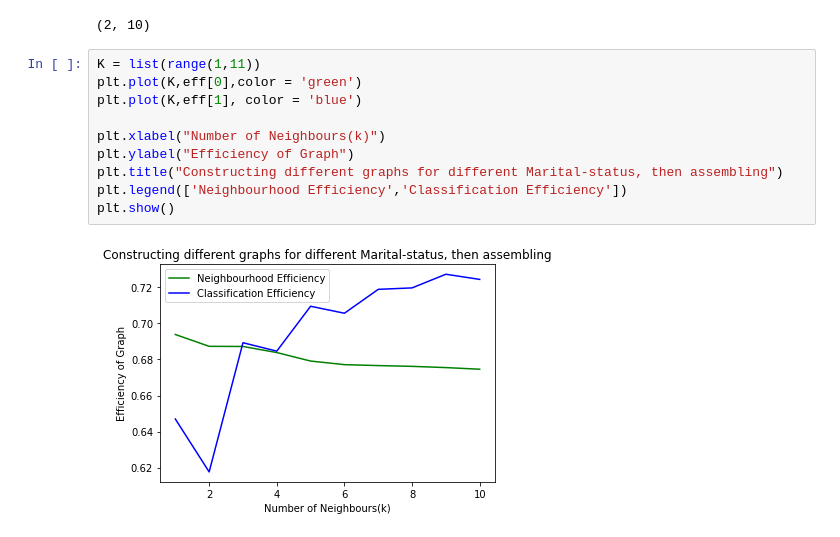
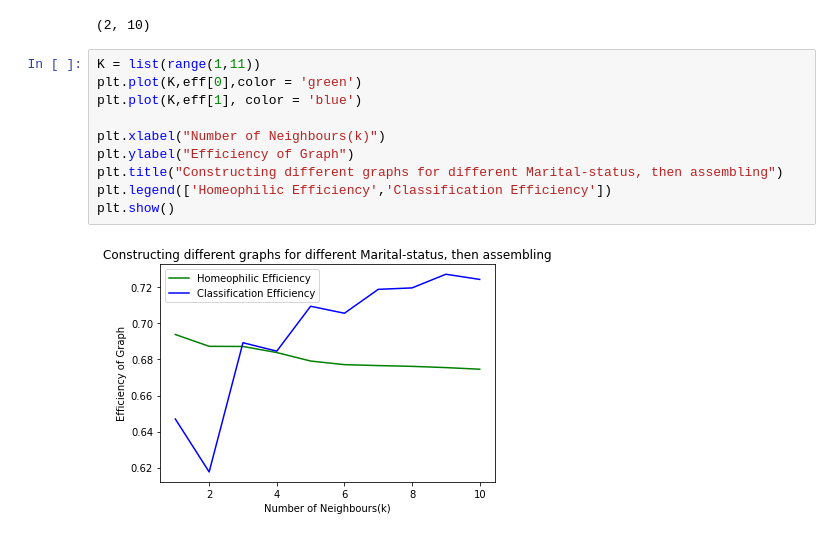
Before and after one commit to webster-781/Minor_ELL888, a Jupyter notebook: Q4.ipynb, the cells around one changed output. Saved outputs shown, nothing was run; the diff lists cells and outputs as text.

```diff
--- a/Q4.ipynb
+++ b/Q4.ipynb
@@ -80,12 +85,12 @@ eff = (effM + effF)/2
 # %%
 K = list(range(1,11))
 plt.plot(K,eff[0],color = 'green')
 plt.plot(K,eff[1], color = 'blue')
 
 plt.xlabel("Number of Neighbours(k)")
 plt.ylabel("Efficiency of Graph")
 plt.title("Constructing different graphs for different Marital-status, then assembling")
-plt.legend(['Neighbourhood Efficiency','Classification Efficiency'])
+plt.legend(['Homeophilic Efficiency','Classification Efficiency'])
 plt.show()
 # %% [output]
-[figure, old version]
+[figure, new version]
```
Also changed, not shown: parts of 14 cells of this notebook, 20 other files.
